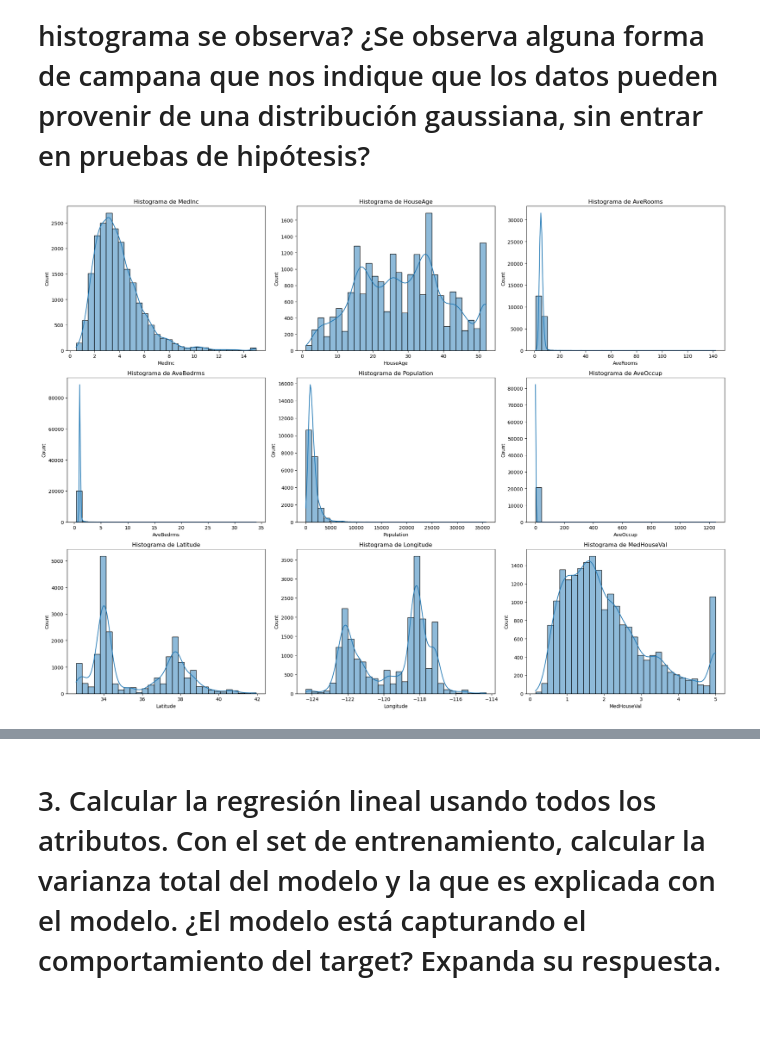
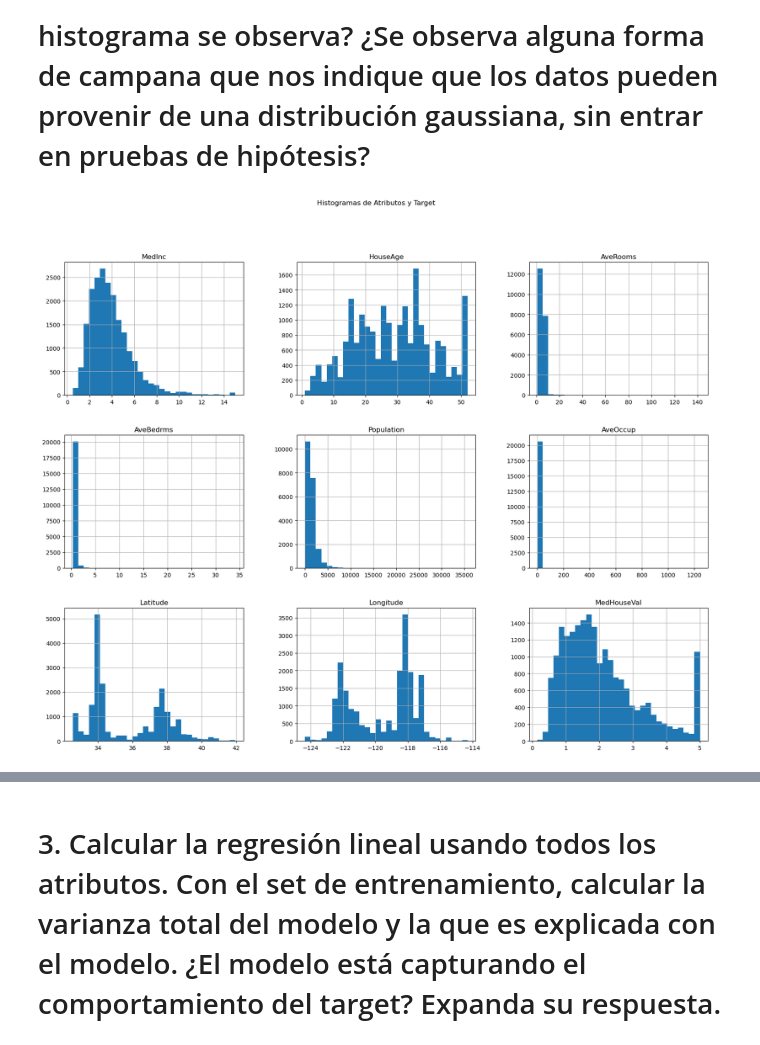
Before and after one commit to christophcharaf/house-regression-ridge, a Jupyter notebook: house-regression-ridge.ipynb, the cells around one changed output, grey strips where cells are left out. Saved outputs shown, nothing was run; the diff lists cells and outputs as text; code cells hidden in the pictures; blank space fills up the shorter version.

```diff
--- a/house-regression-ridge.ipynb
+++ b/house-regression-ridge.ipynb
@@ -51,35 +58,9 @@ MedHouseVal -0.144160  -0.045967     1.000000
 # %% [markdown]
 # 2. Graficar los histogramas de los diferentes atributos y el target. ¿Qué tipo de forma de histograma se observa? ¿Se observa alguna forma de campana que nos indique que los datos pueden provenir de una distribución gaussiana, sin entrar en pruebas de hipótesis?
 # %%
-import pandas as pd
-import seaborn as sns
-import matplotlib.pyplot as plt
-from sklearn.datasets import fetch_california_housing
-import warnings
-
-# Suprimir los FutureWarning
-warnings.simplefilter(action='ignore', category=FutureWarning)
-
-# Cargar el dataset de California Housing
-housing = fetch_california_housing(as_frame=True)
-df = housing.frame
-
-# Lista de columnas
-columns = df.columns
-
-# Configurar el tamaño del gráfico
-plt.figure(figsize=(20, 15))
-
-# Crear histogramas para cada atributo
-for i, column in enumerate(columns):
-    plt.subplot(3, 3, i+1)  # Crear una subtrama para cada histograma
-    sns.histplot(df[column], kde=True, bins=30)  # Graficar el histograma con una curva de densidad (kde)
-    plt.title(f'Histograma de {column}')
-
-# Ajustar el diseño
-plt.tight_layout()
-
-# Mostrar los gráficos
+# Graficar histogramas
+df.hist(bins=30, figsize=(20, 15))
+plt.suptitle('Histogramas de Atributos y Target')
 plt.show()
 # %% [output]
-[figure, old version]
+[figure, new version]
```
Also changed, not shown: parts of 13 cells of this notebook.
